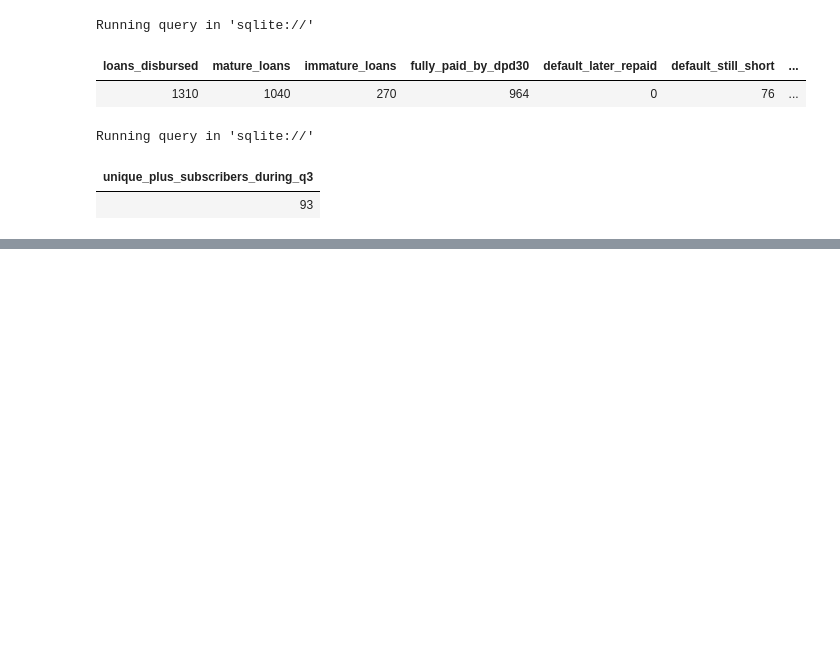
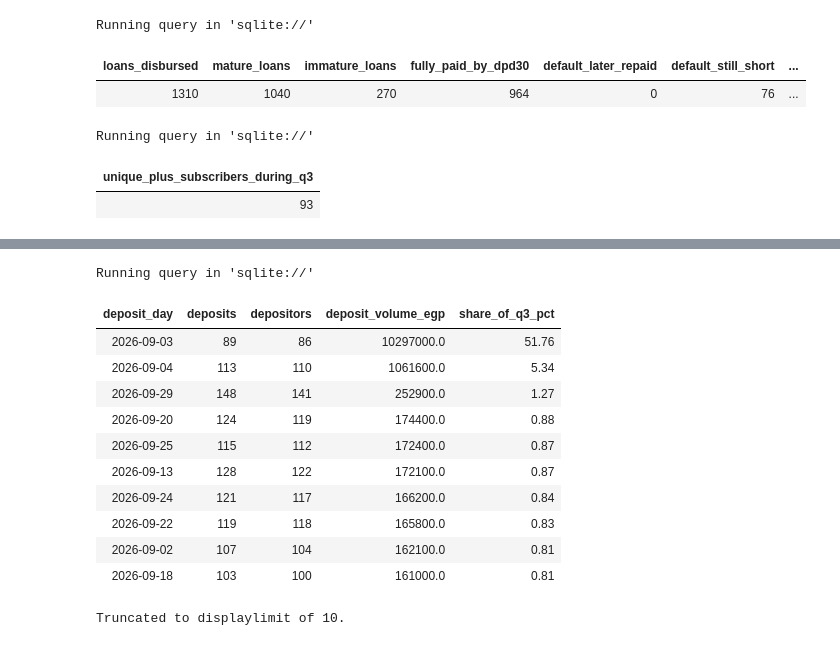
Before and after one commit to MohimenMG/lucky_case_study, a Jupyter notebook: 02_analysis/03_1_task_3_1_kpi_snapshot.ipynb, the cells around one changed output, grey strips where cells are left out. Drawn from its saved outputs; the diff is of its cells as text; code cells hidden in the pictures; blank space fills up the shorter version.

```diff
--- a/02_analysis/03_1_task_3_1_kpi_snapshot.ipynb
+++ b/02_analysis/03_1_task_3_1_kpi_snapshot.ipynb
@@ -229,0 +263,38 @@ Running query in 'sqlite://'
+# %%
+%%sql
+-- Rank Q3 Cairo days by successful deposit volume.
+WITH daily_deposits AS (
+    SELECT DATE(t.txn_cairo) AS deposit_day,
+           COUNT(*) AS deposits,
+           COUNT(DISTINCT t.user_id) AS depositors,
+           SUM(t.amount_egp) AS deposit_volume_egp
+    FROM transactions AS t
+    CROSS JOIN report_dates AS r
+    WHERE t.txn_type = 'deposit'
+      AND t.status = 'success'
+      AND t.txn_cairo >= r.q3_start
+      AND t.txn_cairo <  r.q3_end
+    GROUP BY DATE(t.txn_cairo)
+)
+SELECT deposit_day,
+       deposits,
+       depositors,
+       deposit_volume_egp,
+       ROUND(100.0 * deposit_volume_egp
+             / NULLIF(SUM(deposit_volume_egp) OVER (), 0), 2) AS share_of_q3_pct
+FROM daily_deposits
+ORDER BY deposit_volume_egp DESC, deposit_day;
+# %% [output]
+Running query in 'sqlite://'
+| deposit_day | deposits | depositors | deposit_volume_egp | share_of_q3_pct |
+| 2026-09-03 | 89 | 86 | 10297000.0 | 51.76 |
+| 2026-09-04 | 113 | 110 | 1061600.0 | 5.34 |
+| 2026-09-29 | 148 | 141 | 252900.0 | 1.27 |
+| 2026-09-20 | 124 | 119 | 174400.0 | 0.88 |
+| 2026-09-25 | 115 | 112 | 172400.0 | 0.87 |
+| 2026-09-13 | 128 | 122 | 172100.0 | 0.87 |
+| 2026-09-24 | 121 | 117 | 166200.0 | 0.84 |
+| 2026-09-22 | 119 | 118 | 165800.0 | 0.83 |
+| 2026-09-02 | 107 | 104 | 162100.0 | 0.81 |
+| 2026-09-18 | 103 | 100 | 161000.0 | 0.81 |
+Truncated to displaylimit of 10.
```
Also changed, not shown: parts of 6 cells of this notebook.
